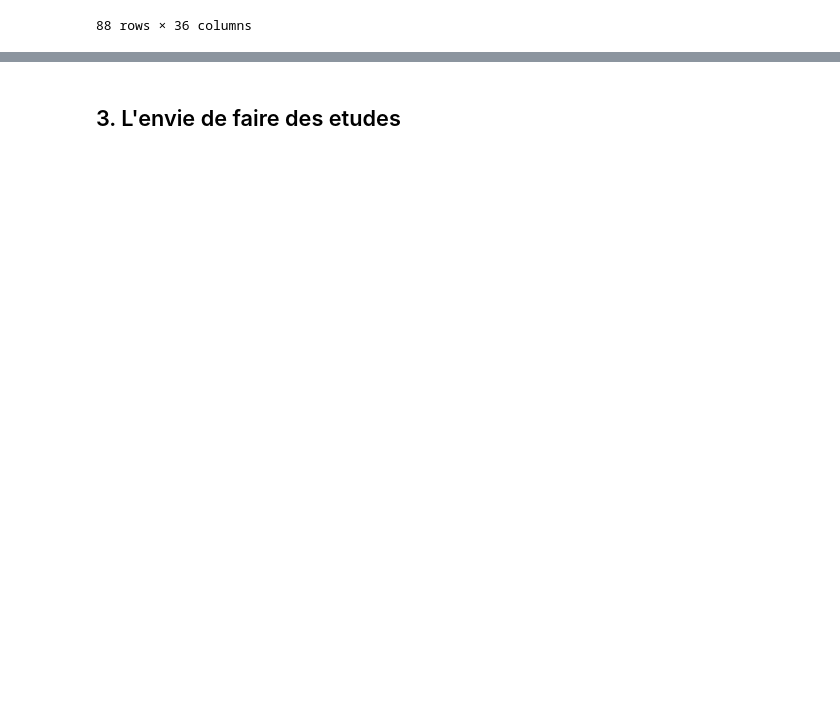
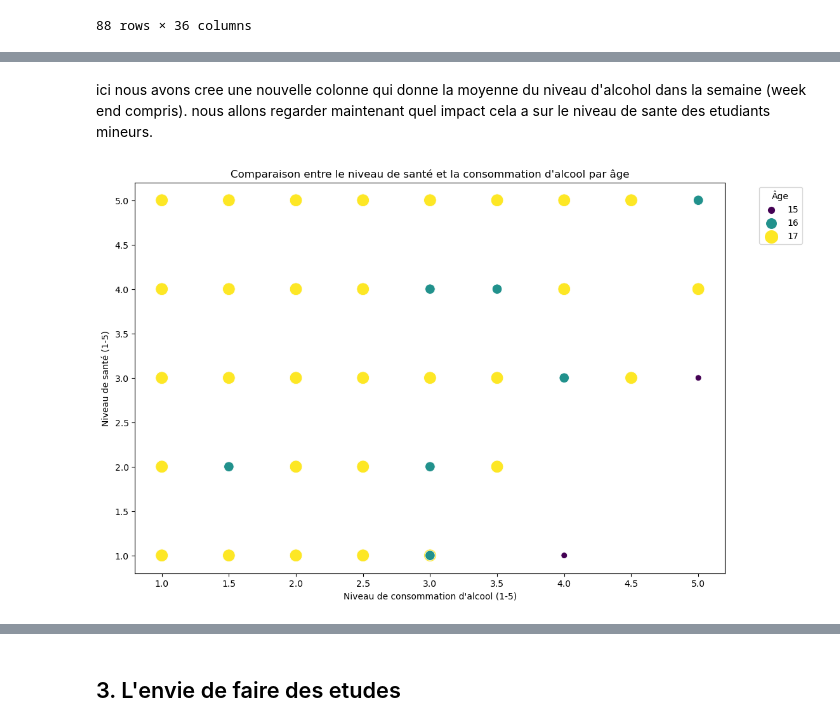
Before and after one commit to SarahDerhy/Project1, a Jupyter notebook: Untitled1.ipynb, the cells around one changed output, grey strips where cells are left out. Cells and saved outputs as stored; diff of their text form; code cells hidden in the pictures; blank space fills up the shorter version.

```diff
--- a/Untitled1.ipynb
+++ b/Untitled1.ipynb
@@ -305,0 +346,2 @@ filtered_rural
+# %%
+minor= student_df[(student_df['age'] < 18)]
@@ -305,0 +367,17 @@ filtered_rural
+# %% [markdown]
+ici nous avons cree une nouvelle colonne qui donne la moyenne du niveau d'alcohol dans la semaine (week end compris). nous allons regarder maintenant quel impact cela a sur le niveau de sante des etudiants mineurs.
+# %%
+
+
+plt.figure(figsize=(12, 8))
+
+# Créer le scatter plot
+sns.scatterplot(x='total_alcohol', y='health', hue='age', size='age', data=minor, palette='viridis', sizes=(50, 200), legend='full')
+
+plt.xlabel("Niveau de consommation d'alcool (1-5)")
+plt.ylabel("Niveau de santé (1-5)")
+plt.title("Comparaison entre le niveau de santé et la consommation d'alcool par âge")
+plt.legend(title='Âge', bbox_to_anchor=(1.05, 1), loc='upper left')
+plt.show()
+# %% [output]
+[figure, added]
```
Also changed, not shown: parts of 37 cells of this notebook.
